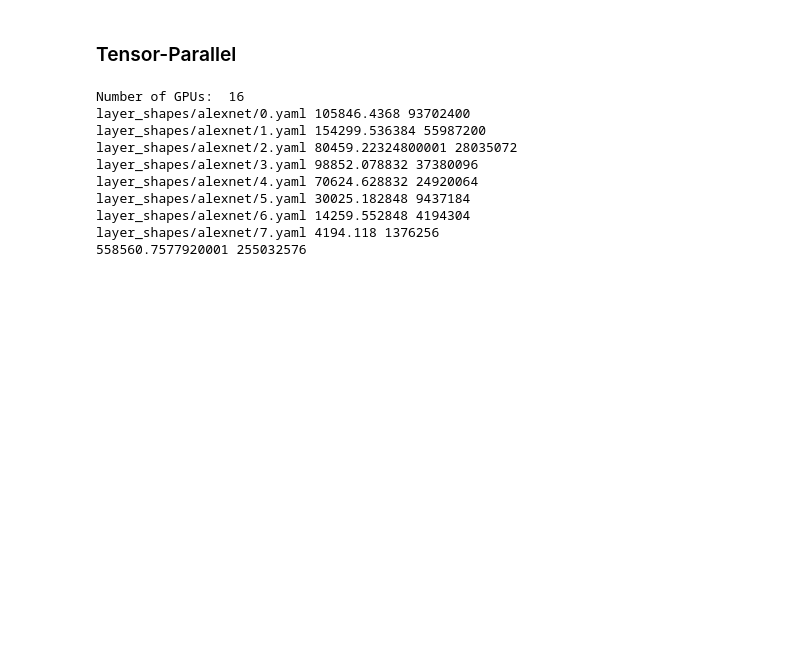
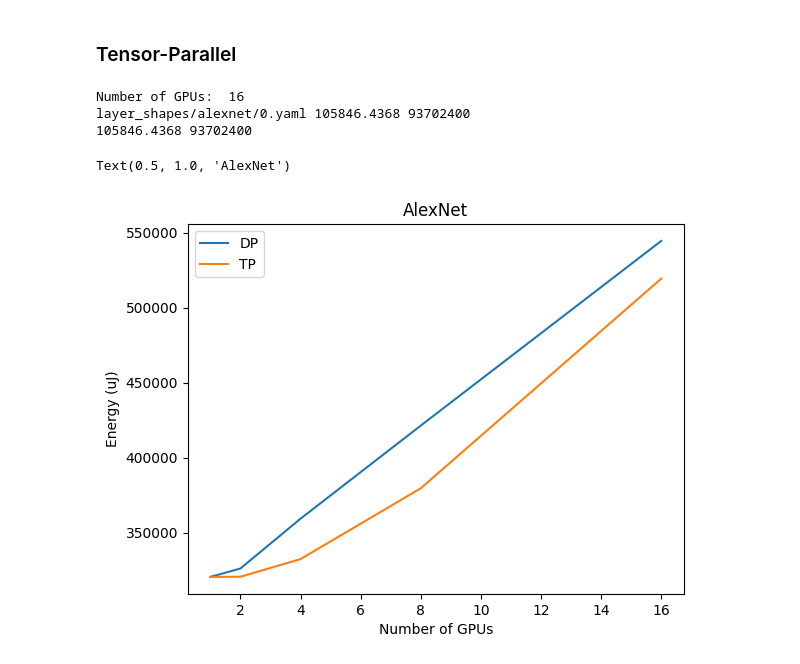
Before and after one commit to jennyli12/65930-final-project, a Jupyter notebook: workspace/project/project.ipynb, the cells around one changed output. Saved outputs shown, nothing was run; the diff lists cells and outputs as text; code cells hidden in the pictures; blank space fills up the shorter version.

```diff
--- a/workspace/project/project.ipynb
+++ b/workspace/project/project.ipynb
@@ -97,13 +108,7 @@ for num_gpus in NUM_GPUS:
     total_cycles = 0
 
     for problem in LAYERS:
-        result = run_timeloop_mapper(
-            architecture='designs/system/arch.yaml',
-            problem=problem,
-            constraints='designs/system/constraints_tp.yaml',
-            mapper='designs/_include/mapper.yaml',
-            config={'gpu_meshX': num_gpus}
-        )
+        run_tensor_parallel(problem, num_gpus, 16)
 
         stats = open('./output_dir/timeloop-mapper.stats.txt', 'r').read()
 
@@ -131,11 +136,51 @@ for num_gpus in NUM_GPUS:
 # %% [output]
 Number of GPUs:  16
 layer_shapes/alexnet/0.yaml 105846.4368 93702400
-layer_shapes/alexnet/1.yaml 154299.536384 55987200
-layer_shapes/alexnet/2.yaml 80459.22324800001 28035072
-layer_shapes/alexnet/3.yaml 98852.078832 37380096
-layer_shapes/alexnet/4.yaml 70624.628832 24920064
-layer_shapes/alexnet/5.yaml 30025.182848 9437184
-layer_shapes/alexnet/6.yaml 14259.552848 4194304
-layer_shapes/alexnet/7.yaml 4194.118 1376256
-558560.7577920001 255032576
+105846.4368 93702400
+# %%
+import matplotlib.pyplot as plt
+import numpy as np
+
+total_energy_dp = np.array([320536.32, 326133.50999999995, 359342.34, 421380.81, 544487.17])
+total_latency_dp = np.array([1828792320, 919068672, 457198080, 228599040, 114299520])
+conv_energy_dp = np.array([40836.68, 40839.65, 40845.6, 40857.5, 40881.29])
+conv_latency_dp = np.array([1499238400, 749619200, 374809600, 187404800, 93702400])
+fc_energy_dp = np.array([3084.45, 3691.62, 5761.71, 10067.64, 18576.15])
+fc_latency_dp = np.array([1638400, 819200, 409600, 204800, 102400])
+
+total_energy_tp = np.array([320536.32, 320649.1754816, 332405.39288959996, 379613.1234848, 519341.167792])
+total_latency_tp = np.array([1828792320, 914396160, 457984512, 228803840, 119561472])
+conv_energy_tp = np.array([40836.68, 41562.58064, 44560.69384, 56742.22792, 105846.4368])
+conv_latency_tp = np.array([1499238400, 749619200, 374809600, 187404800, 93702400])
+fc_energy_tp = np.array([3084.45, 2947.9624000000003, 3166.6344, 3011.5972, 3752.578])
+fc_latency_tp = np.array([1638400, 819200, 409600, 409600, 114688])
+# %%
+plt.plot(NUM_GPUS, total_energy_dp, label="DP")
+plt.plot(NUM_GPUS, total_energy_tp, label="TP")
+plt.xlabel("Number of GPUs")
+plt.ylabel("Energy (uJ)")
+plt.legend()
+plt.title("AlexNet")
+
+# fig, ((ax1, ax2), (ax3, ax4), (ax5, ax6)) = plt.subplots(3, 2)
+# fig.suptitle('Plots')
+# ax1.plot(NUM_GPUS, total_energy_dp)
+# ax1.plot(NUM_GPUS, total_energy_tp)
+# ax2.plot(NUM_GPUS, total_latency_dp)
+# ax2.plot(NUM_GPUS, total_latency_tp)
+
+# ax3.plot(NUM_GPUS, conv_energy_dp)
+# ax3.plot(NUM_GPUS, conv_energy_tp)
+# ax4.plot(NUM_GPUS, conv_latency_dp)
+# ax4.plot(NUM_GPUS, conv_latency_tp)
+
+# ax5.plot(NUM_GPUS, fc_energy_dp)
+# ax5.plot(NUM_GPUS, fc_energy_tp)
+# ax6.plot(NUM_GPUS, fc_latency_dp)
+# ax6.plot(NUM_GPUS, fc_latency_tp)
+
+# for ax in fig.get_axes():
+#     ax.label_outer()
+# %% [output]
+Text(0.5, 1.0, 'AlexNet')
+[figure, added]
```
Also changed, not shown: parts of 7 cells of this notebook, 3 other files.
